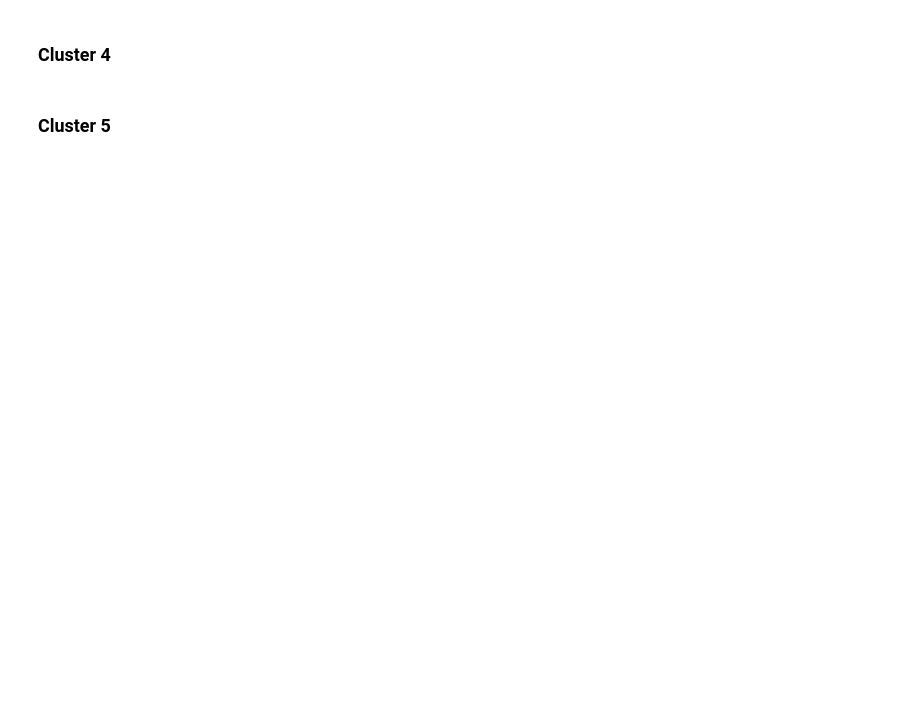
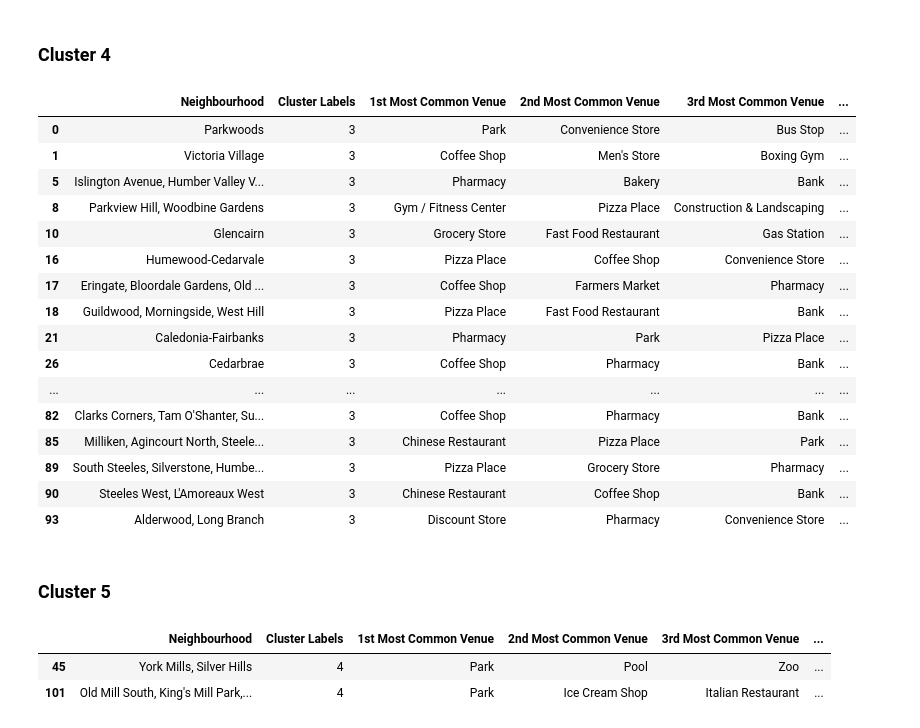
Before and after one commit to JulianOellrich/Coursera_Capstone, a Jupyter notebook: Scripts/Segmenting_and_Clustering_Toronto_Week3.ipynb, the cells around one changed output. Cells and saved outputs as stored; diff of their text form; code cells hidden in the pictures; blank space fills up the shorter version.

```diff
--- a/Scripts/Segmenting_and_Clustering_Toronto_Week3.ipynb
+++ b/Scripts/Segmenting_and_Clustering_Toronto_Week3.ipynb
@@ -776,4 +794,30 @@ Now each cluster can be examined to determine the discriminating venue categorie
 # %% [markdown]
 <h3>Cluster 4</h3>
+# %%
+toronto_merged.loc[toronto_merged['Cluster Labels'] == 3, toronto_merged.columns[[2] + list(range(5, toronto_merged.shape[1]))]]
+# %% [output]
+|  | Neighbourhood | Cluster Labels | 1st Most Common Venue | 2nd Most Common Venue | 3rd Most Common Venue | ... |
+| 0 | Parkwoods | 3 | Park | Convenience Store | Bus Stop | ... |
+| 1 | Victoria Village | 3 | Coffee Shop | Men's Store | Boxing Gym | ... |
+| 5 | Islington Avenue, Humber Valley V... | 3 | Pharmacy | Bakery | Bank | ... |
+| 8 | Parkview Hill, Woodbine Gardens | 3 | Gym / Fitness Center | Pizza Place | Construction & Landscaping | ... |
+| 10 | Glencairn | 3 | Grocery Store | Fast Food Restaurant | Gas Station | ... |
+| 16 | Humewood-Cedarvale | 3 | Pizza Place | Coffee Shop | Convenience Store | ... |
+| 17 | Eringate, Bloordale Gardens, Old ... | 3 | Coffee Shop | Farmers Market | Pharmacy | ... |
+| 18 | Guildwood, Morningside, West Hill | 3 | Pizza Place | Fast Food Restaurant | Bank | ... |
+| 21 | Caledonia-Fairbanks | 3 | Pharmacy | Park | Pizza Place | ... |
+| 26 | Cedarbrae | 3 | Coffee Shop | Pharmacy | Bank | ... |
+| ... | ... | ... | ... | ... | ... | ... |
+| 82 | Clarks Corners, Tam O'Shanter, Su... | 3 | Coffee Shop | Pharmacy | Bank | ... |
+| 85 | Milliken, Agincourt North, Steele... | 3 | Chinese Restaurant | Pizza Place | Park | ... |
+| 89 | South Steeles, Silverstone, Humbe... | 3 | Pizza Place | Grocery Store | Pharmacy | ... |
+| 90 | Steeles West, L'Amoreaux West | 3 | Chinese Restaurant | Coffee Shop | Bank | ... |
+| 93 | Alderwood, Long Branch | 3 | Discount Store | Pharmacy | Convenience Store | ... |
 # %% [markdown]
 <h3>Cluster 5</h3>
+# %%
+toronto_merged.loc[toronto_merged['Cluster Labels'] == 4, toronto_merged.columns[[2] + list(range(5, toronto_merged.shape[1]))]]
+# %% [output]
+|  | Neighbourhood | Cluster Labels | 1st Most Common Venue | 2nd Most Common Venue | 3rd Most Common Venue | ... |
+| 45 | York Mills, Silver Hills | 4 | Park | Pool | Zoo | ... |
+| 101 | Old Mill South, King's Mill Park,... | 4 | Park | Ice Cream Shop | Italian Restaurant | ... |
```
Also changed, not shown: parts of 4 cells of this notebook.
